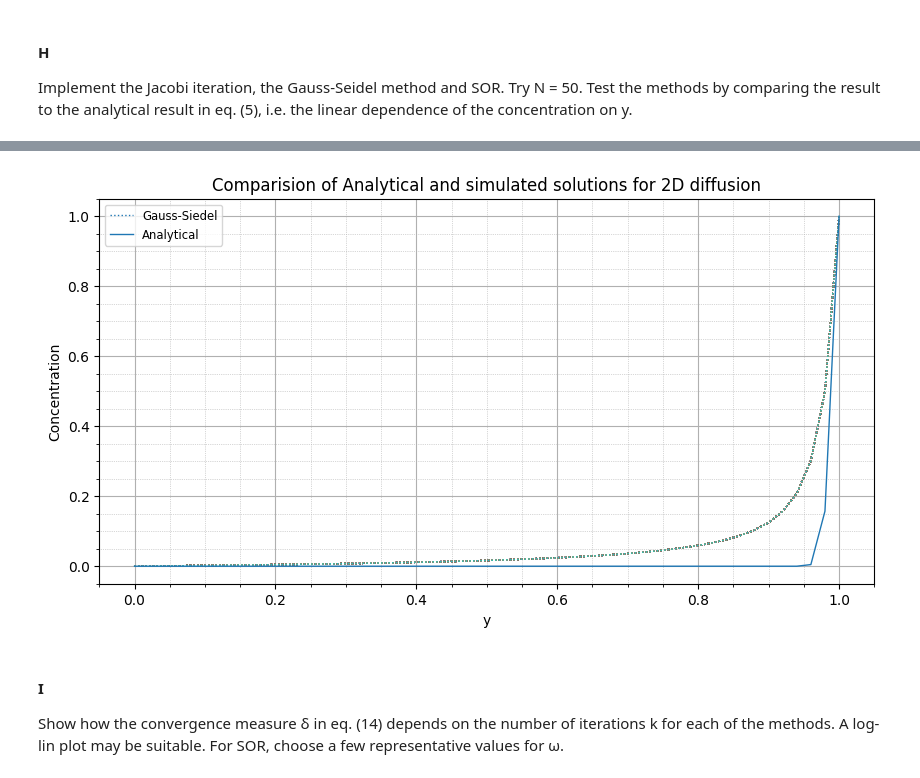
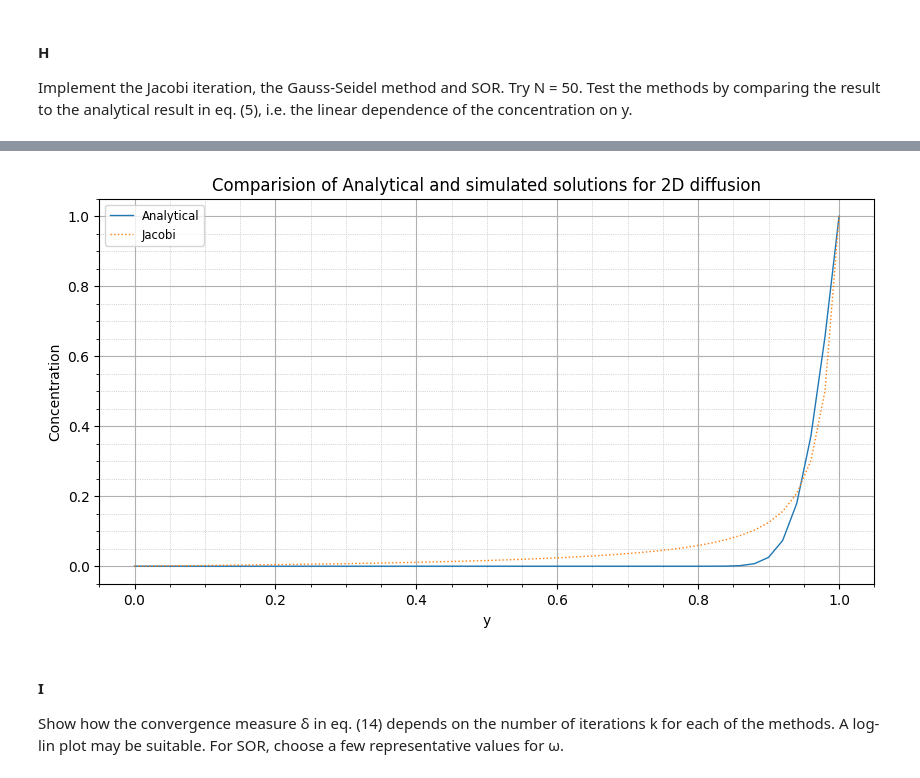
Before and after one commit to shreyaraghavendra/scientific-computing-group2, a Jupyter notebook: set1.ipynb, the cells around one changed output, grey strips where cells are left out. Saved outputs shown, nothing was run; the diff lists cells and outputs as text; code cells hidden in the pictures.

Commit message:
trying to fix jacobi function

```diff
--- a/set1.ipynb
+++ b/set1.ipynb
@@ -455,46 +501,24 @@ Convergence reached at 227 iterations
+# %%
+y = np.arange(0, L+dx, dx)
+ca = diffusion_2d_analytical(y, 0.001, D, 2)
 # %%
 plt.figure(figsize=(10, 5))
 
-y = np.arange(0, L+dx, dx)
-ca = diffusion_2d_analytical(y, dt, D, 2)
-
-# for i, list in enumerate(jacobi):
-#     if i == 0:
-#         # Only the first plot gets a label
-#         plt.plot(y, list[1, :], linestyle='dotted', linewidth=1, label='Jacobi')
-#     else:
-#         # Subsequent plots do not have a label
-#         plt.plot(y, list[1, :], linestyle='dotted', linewidth=1)
-
-for i, list in enumerate(gauss):
-    if i == 0:
-        # Only the first plot gets a label
-        plt.plot(y, list[1, :], linestyle='dotted', linewidth=1, label='Gauss-Siedel')
-    else:
-        # Subsequent plots do not have a label
-        plt.plot(y, list[1, :], linestyle='dotted', linewidth=1)
-
-# for i, list in enumerate(sor3):
-#     if i == 0:
-#         # Only the first plot gets a label
-#         plt.plot(y, list[1, :], linestyle='dotted', linewidth=1, label='Successive Over Relaxation')
-#     else:
-#         # Subsequent plots do not have a label
-#         plt.plot(y, list[1, :], linestyle='dotted', linewidth=1)
-
-
 plt.plot(y, ca, label = 'Analytical', linewidth=1)
+plt.plot(y, jacobi[100][1, :], linestyle='dotted', linewidth=1, label='Jacobi')
+# plt.plot(y, gauss[int(0.001/dt)][1, :], linestyle='dotted', linewidth=1, label='Gauss-Siedel')
+# plt.plot(y, sor3[int(0.001/dt)][1, :], linestyle='dotted', linewidth=1, label='Successive Over Relaxation')
 
 plt.legend(fontsize='small')
 plt.ylabel('Concentration')
 plt.xlabel('y')
 plt.title('Comparision of Analytical and simulated solutions for 2D diffusion')
 plt.grid(True)
 plt.minorticks_on()
 plt.grid(which='minor', linestyle=':', linewidth='0.5')
 plt.show()
 # %% [output]
-[figure, old version]
+[figure, new version]
 # %% [markdown]
 #### I
 Show how the convergence measure δ in eq. (14) depends on the number of iterations k for each of the methods. A log-lin plot may be suitable. For SOR, choose a few representative values for ω.
```
Also changed, not shown: parts of 7 cells of this notebook.
